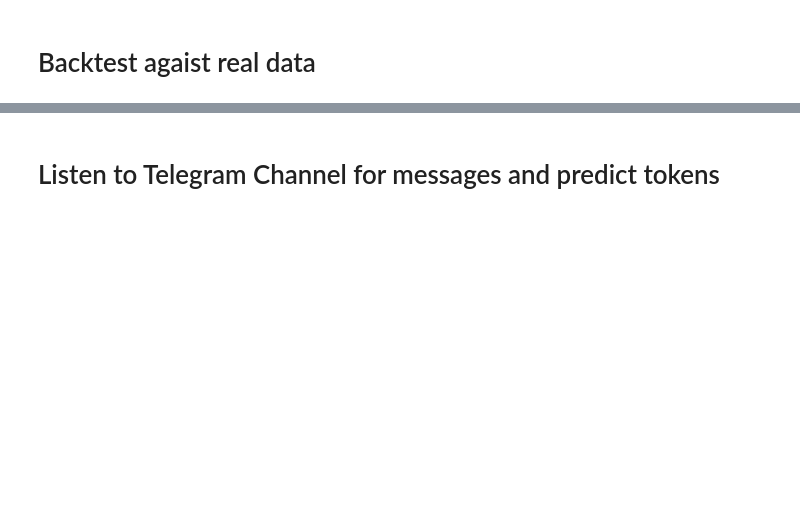
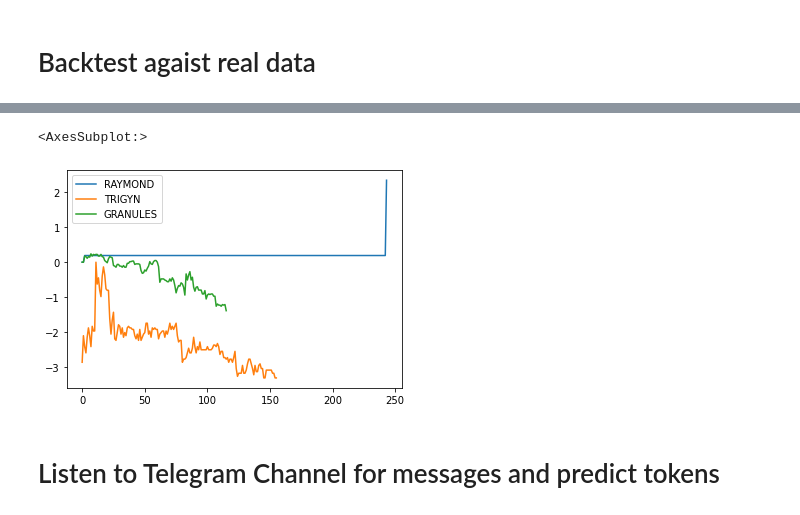
Before and after one commit to hemangjoshi37a/TelegramTradeMsgBacktestML, a Jupyter notebook: label_studio_to_Hggingface_autoTrain_dataset _convert_token_classification_named_entity_recongnition.ipynb, the cells around one changed output, grey strips where cells are left out. Drawn from its saved outputs; the diff is of its cells as text; code cells hidden in the pictures; blank space fills up the shorter version.

```diff
--- a/label_studio_to_Hggingface_autoTrain_dataset _convert_token_classification_named_entity_recongnition.ipynb
+++ b/label_studio_to_Hggingface_autoTrain_dataset _convert_token_classification_named_entity_recongnition.ipynb
@@ -693,3 +814,8 @@ final_percent_gain_df
+# %%
+final_percent_gain_df.plot()
+# %% [output]
+<AxesSubplot:>
+[figure, added]
 # %% [markdown]
 # Listen to Telegram Channel for messages and predict tokens
 # %%
```
Also changed, not shown: parts of 26 cells of this notebook, 7 other files.
